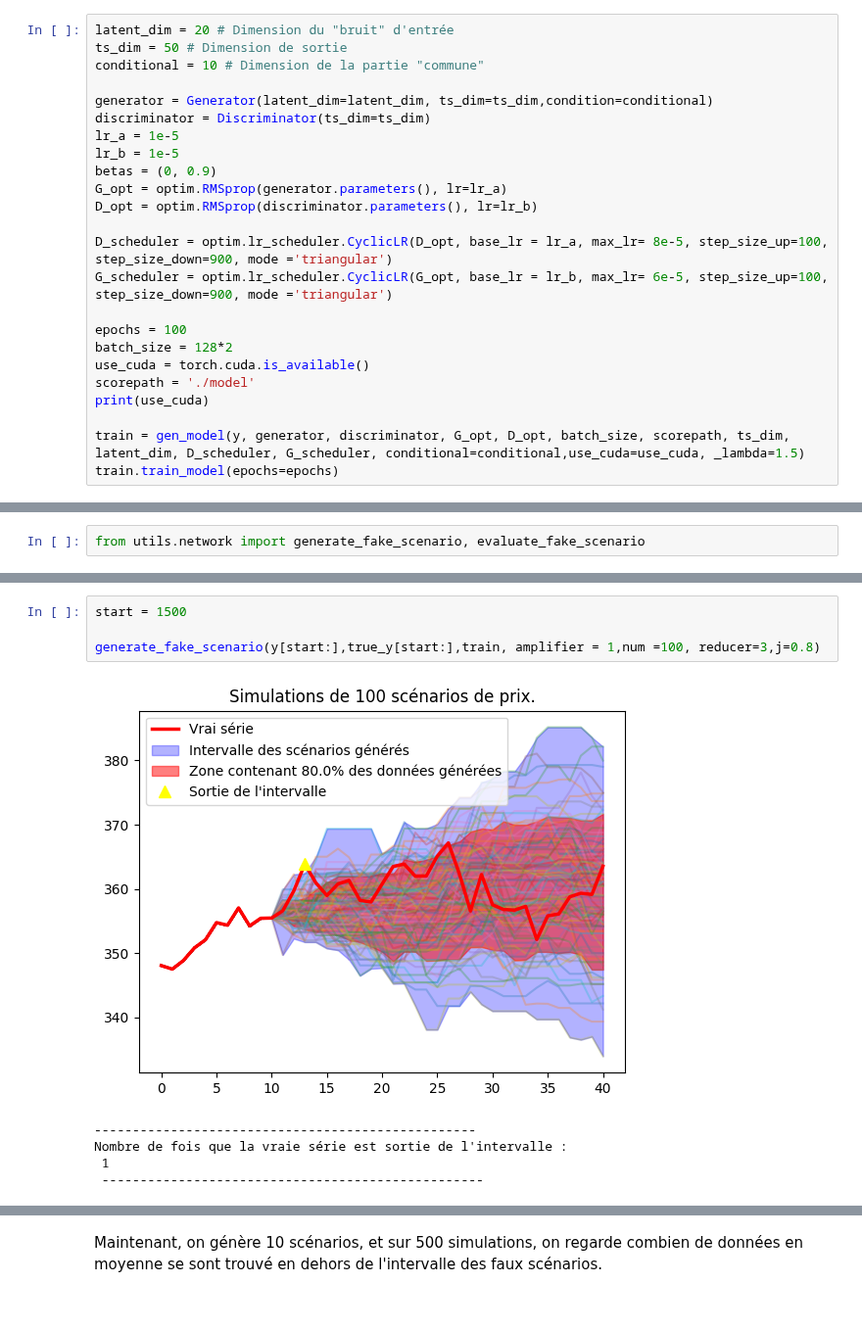
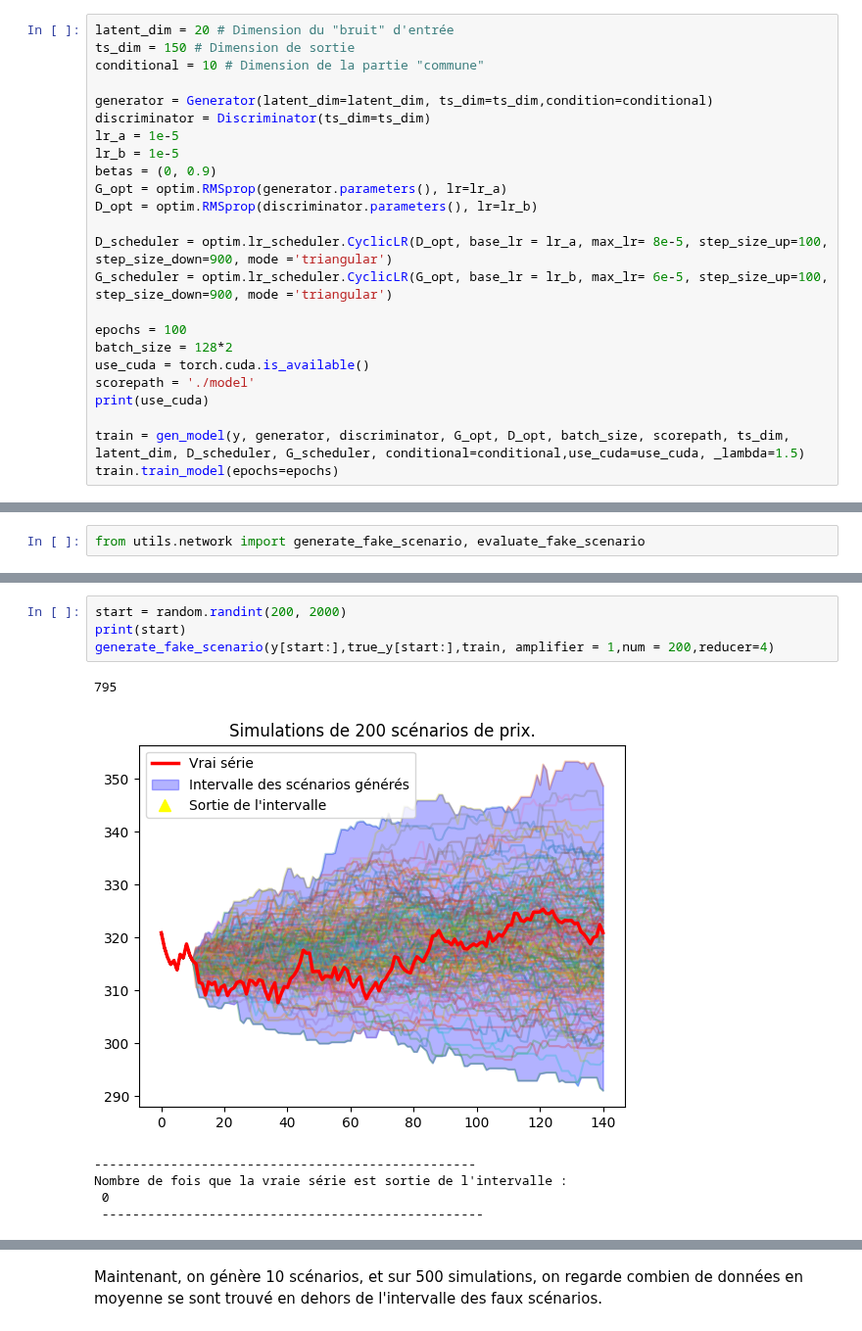
Before and after one commit to QMoayedpour/statapp-hsbc, a Jupyter notebook: gan_cnn.ipynb, the cells around one changed output, grey strips where cells are left out. Shown at 98% size. Drawn from its saved outputs; the diff is of its cells as text.

```diff
--- a/gan_cnn.ipynb
+++ b/gan_cnn.ipynb
@@ -45,7 +45,7 @@ où:
 * $\lambda$ est un paramètre pour contrôler l'importance relative qu'on porte sur la moyenne ou la variance (défaut à 1.5)
 # %%
 latent_dim = 20 # Dimension du "bruit" d'entrée
-ts_dim = 50 # Dimension de sortie
+ts_dim = 150 # Dimension de sortie
 conditional = 10 # Dimension de la partie "commune"
 
 generator = Generator(latent_dim=latent_dim, ts_dim=ts_dim,condition=conditional)
@@ -108,13 +128,14 @@ Nombre de fois que la vraie série est sortie de l'intervalle :
  --------------------------------------------------
 # %%
-start = 1500
-
-generate_fake_scenario(y[start:],true_y[start:],train, amplifier = 1,num =100, reducer=3,j=0.8)
+start = random.randint(200, 2000)
+print(start)
+generate_fake_scenario(y[start:],true_y[start:],train, amplifier = 1,num = 200,reducer=4)
 # %% [output]
+795
-[figure, old version]
+[figure, new version]
---------------------------------------------------
-Nombre de fois que la vraie série est sortie de l'intervalle :
- 1
- --------------------------------------------------
+--------------------------------------------------
+Nombre de fois que la vraie série est sortie de l'intervalle :
+ 0
+ --------------------------------------------------
 # %%
 start = random.randint(0, 2000)
```
Also changed, not shown: parts of 13 cells of this notebook, 2 other files.
